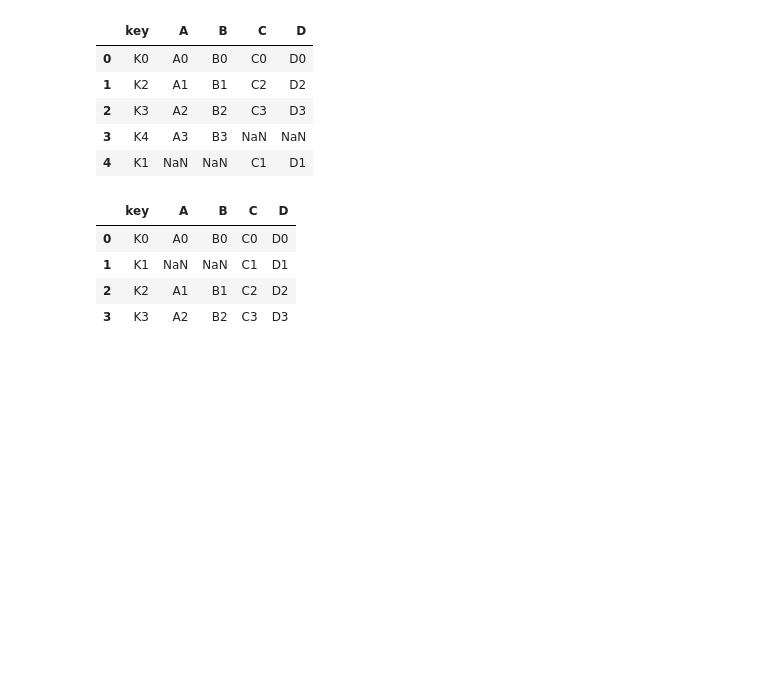
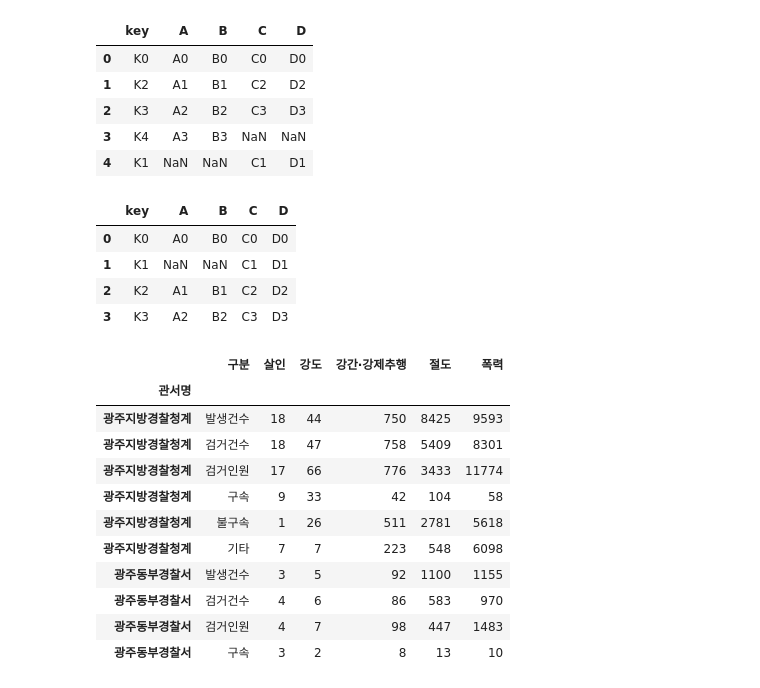
Before and after one commit to Hanmaesil/python-library, a Jupyter notebook: ex02_Pandas.ipynb, the cells around one changed output. Cells and saved outputs as stored; diff of their text form; code cells hidden in the pictures; blank space fills up the shorter version.

```diff
--- a/ex02_Pandas.ipynb
+++ b/ex02_Pandas.ipynb
@@ -806,0 +819,19 @@ pd.merge(df5,df6,on = 'key', how ='right')
+# %%
+#최종 실습!
+#15~16년도 범죄증가율과 16~17년도 범죄 증가율 구하기
+cr15 = pd.read_csv("2015.csv", encoding = "euc-kr", index_col = "관서명")
+cr15
+cr15.head(10) # 기본값으로 위에서 5개의 인덱스를 출력한다, 안에 숫자를 넣으면 그만큼 나온다
+# %% [output]
+|  | 구분 | 살인 | 강도 | 강간·강제추행 | 절도 | 폭력 |
+| 관서명 |  |  |  |  |  |  |
+| 광주지방경찰청계 | 발생건수 | 18 | 44 | 750 | 8425 | 9593 |
+| 광주지방경찰청계 | 검거건수 | 18 | 47 | 758 | 5409 | 8301 |
+| 광주지방경찰청계 | 검거인원 | 17 | 66 | 776 | 3433 | 11774 |
+| 광주지방경찰청계 | 구속 | 9 | 33 | 42 | 104 | 58 |
+| 광주지방경찰청계 | 불구속 | 1 | 26 | 511 | 2781 | 5618 |
+| 광주지방경찰청계 | 기타 | 7 | 7 | 223 | 548 | 6098 |
+| 광주동부경찰서 | 발생건수 | 3 | 5 | 92 | 1100 | 1155 |
+| 광주동부경찰서 | 검거건수 | 4 | 6 | 86 | 583 | 970 |
+| 광주동부경찰서 | 검거인원 | 4 | 7 | 98 | 447 | 1483 |
+| 광주동부경찰서 | 구속 | 3 | 2 | 8 | 13 | 10 |
```
Also changed, not shown: parts of 12 cells of this notebook, 1 other file.
